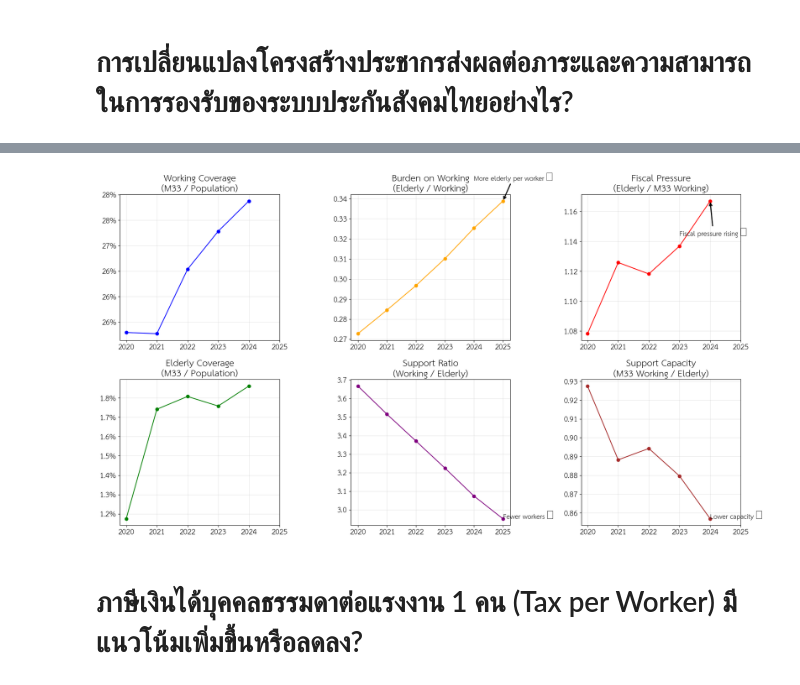
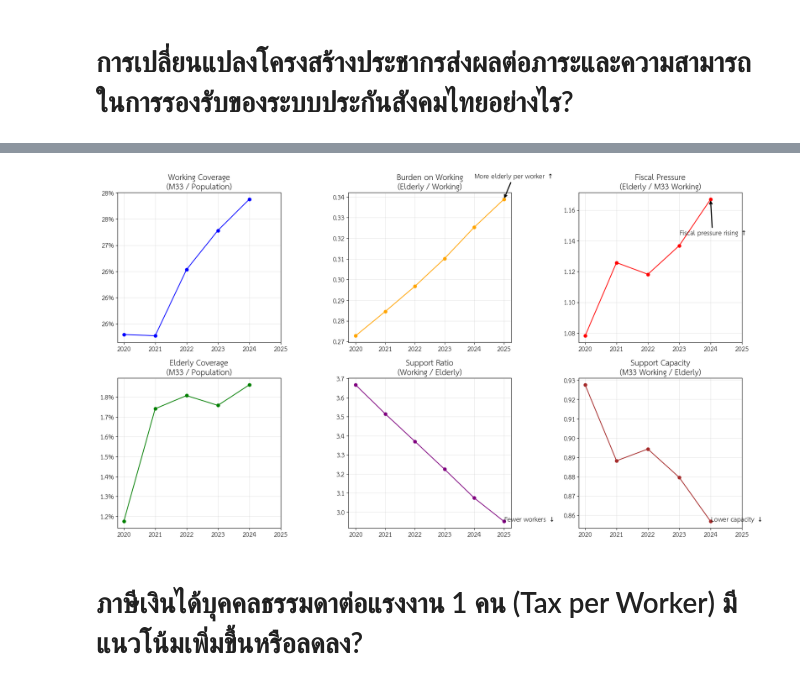
Before and after one commit to punnarujc/dads5001_midterm_project, a Jupyter notebook: main.ipynb, the cells around one changed output, grey strips where cells are left out. Cells and saved outputs as stored; diff of their text form; code cells hidden in the pictures.

```diff
--- a/main.ipynb
+++ b/main.ipynb
@@ -482,7 +482,7 @@ ax2.grid(alpha=0.3)
 
 x_last, y_last, _ = get_last_valid(burden, years)
 ax2.annotate(
-    "More elderly per worker ↑",
+    "More elderly per worker $\\uparrow$",
     xy=(x_last, y_last),
     xytext=(x_last - 1, y_last * 1.03),
     fontsize=12,
@@ -499,7 +499,7 @@ ax3.grid(alpha=0.3)
 
 x_last, y_last, _ = get_last_valid(fiscal_pressure, years)
 ax3.annotate(
-    "Fiscal pressure rising ↑",
+    "Fiscal pressure rising $\\uparrow$",
     xy=(x_last, y_last),
     xytext=(x_last - 1, y_last * 0.98),
     fontsize=12,
@@ -524,36 +524,36 @@ ax5.set_xticks(years)
 ax5.grid(alpha=0.3)
 
 x_last, y_last, _ = get_last_valid(support_ratio, years)
 ax5.text(
     x_last,
     y_last,
-    "Fewer workers ↓ ",
+    "Fewer workers $\\downarrow$ ",
     fontsize=12,
     weight='bold'
 )
 
 # ---------- (6) Support Capacity ----------
 ax6 = axes[5]
 ax6.plot(years, support_capacity, marker='o', color='brown')
 ax6.set_title("Support Capacity\n(M33 Working / Elderly)")
 ax6.set_xticks(years)
 ax6.grid(alpha=0.3)
 
 x_last, y_last, _ = get_last_valid(support_capacity, years)
 ax6.text(
     x_last,
     y_last,
-    "Lower capacity ↓ ",
+    "Lower capacity $\\downarrow$ ",
     fontsize=12,
     weight='bold'
 )
 
 plt.tight_layout()
 plt.savefig('08_Working_Ratio.png')
 plt.show()
 # %% [output]
 [figure]
-[figure, old version]
+[figure, new version]
 # %% [markdown]
 # ภาษีเงินได้บุคคลธรรมดาต่อแรงงาน 1 คน (Tax per Worker) มีแนวโน้มเพิ่มขึ้นหรือลดลง?
 # %%
```
Also changed, not shown: parts of 2 cells of this notebook.
